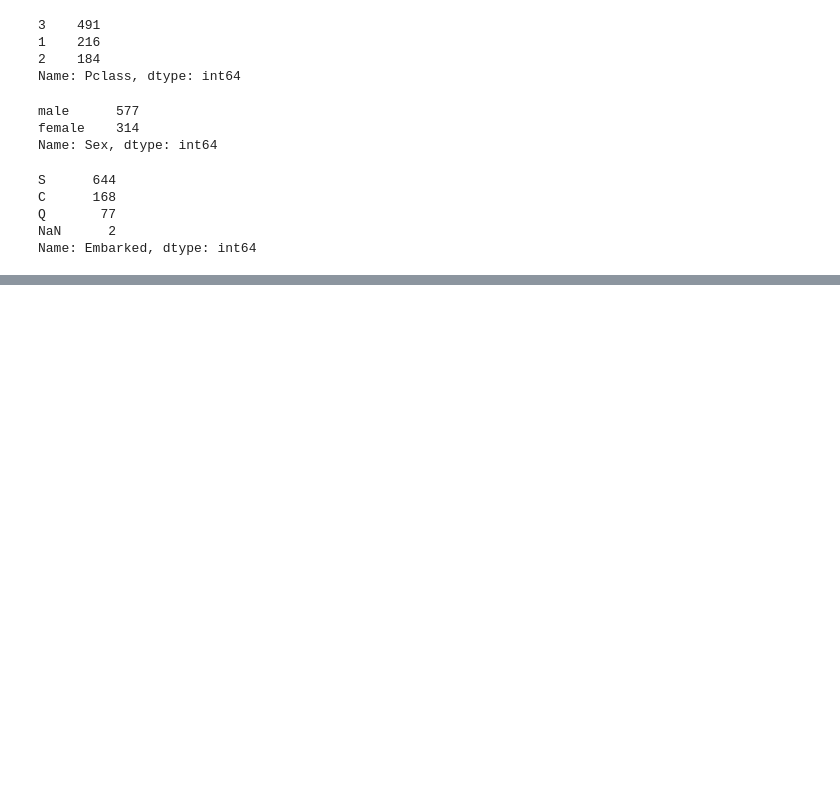
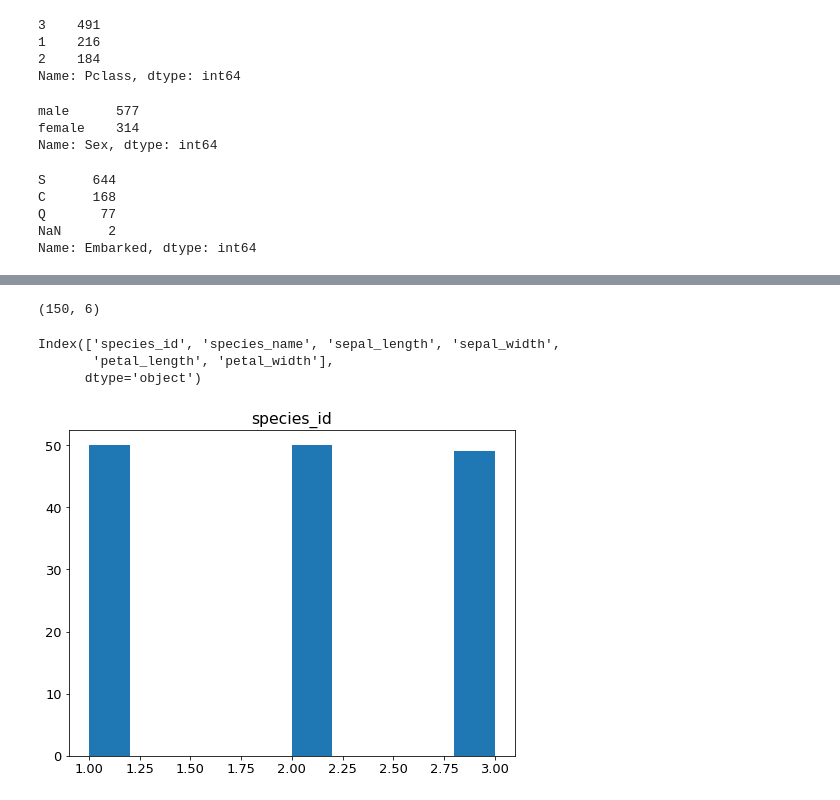
Before and after one commit to brandonjbryant/classification-exercises, a Jupyter notebook: classification-exercises.ipynb, the cells around one changed output, grey strips where cells are left out. Saved outputs shown, nothing was run; the diff lists cells and outputs as text; code cells hidden in the pictures; blank space fills up the shorter version.

```diff
--- a/classification-exercises.ipynb
+++ b/classification-exercises.ipynb
@@ -337,0 +343,9 @@ Name: Embarked, dtype: int64
+# %%
+#Make a function named get_titanic_data that returns the titanic data from the codeup data science database as a pandas data frame.
+# Obtain your data from the Codeup Data Science Database.
+def get_connection(db, user=user, host=host, password=password):
+    '''
+    This function uses my info from my env file to
+    create a connection url to access the Codeup db.
+    '''
+    return f'mysql+pymysql://{user}:{password}@{host}/{db}'
@@ -337,0 +419,21 @@ Name: Embarked, dtype: int64
+# %%
+def get_iris_data(cached=False):
+    '''
+    This function reads in iris data from Codeup database and writes data to
+    a csv file if cached == False or if cached == True reads in iris df from
+    a csv file, returns df.
+    '''
+    if cached == False or os.path.isfile('iris_df.csv') == False:
+
+        # Read fresh data from db into a DataFrame
+        df = new_iris_data()
+
+        # Cache data
+        df.to_csv('iris_df.csv')
+
+    else:
+
+        # If csv file exists or cached == True, read in data from csv file.
+        df = pd.read_csv('iris_df.csv', index_col=0)
+
+    return df
@@ -337,0 +458,2 @@ Name: Embarked, dtype: int64
+# %%
+df_iris = get_iris_data(cached= False)
@@ -337,0 +485,20 @@ Name: Embarked, dtype: int64
+# %%
+df_iris.shape
+# %% [output]
+(150, 6)
+# %%
+df_iris.columns
+# %% [output]
+Index(['species_id', 'species_name', 'sepal_length', 'sepal_width',
+       'petal_length', 'petal_width'],
+      dtype='object')
+# %%
+# Check out distributions of numeric columns.
+
+num_cols = df_iris.columns[[df_iris[col].dtype == 'int64' for col in df_iris.columns]]
+for col in num_cols:
+    plt.hist(df_iris[col])
+    plt.title(col)
+    plt.show()
+# %% [output]
+[figure, added]
```
Also changed, not shown: parts of 31 cells of this notebook.
